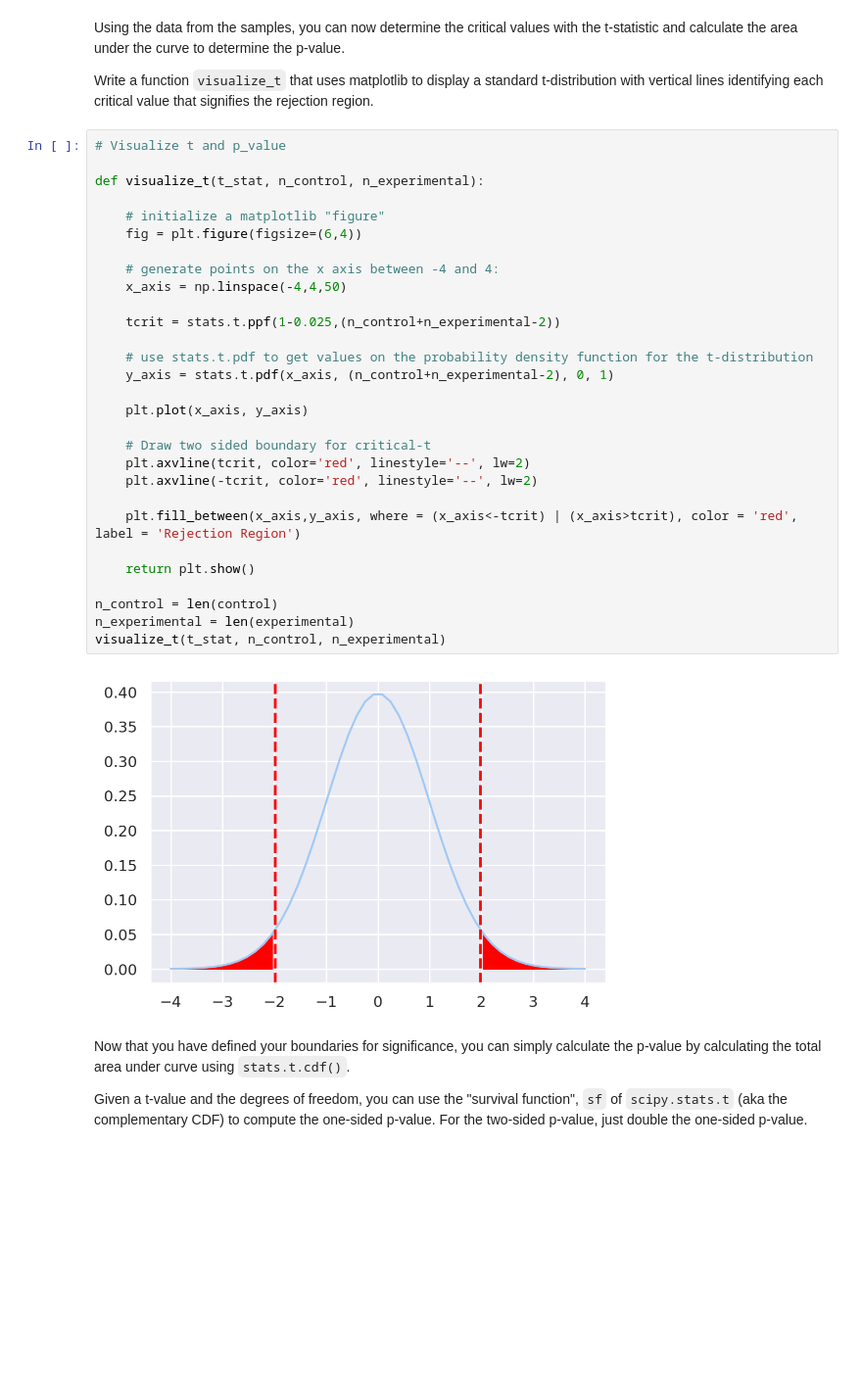
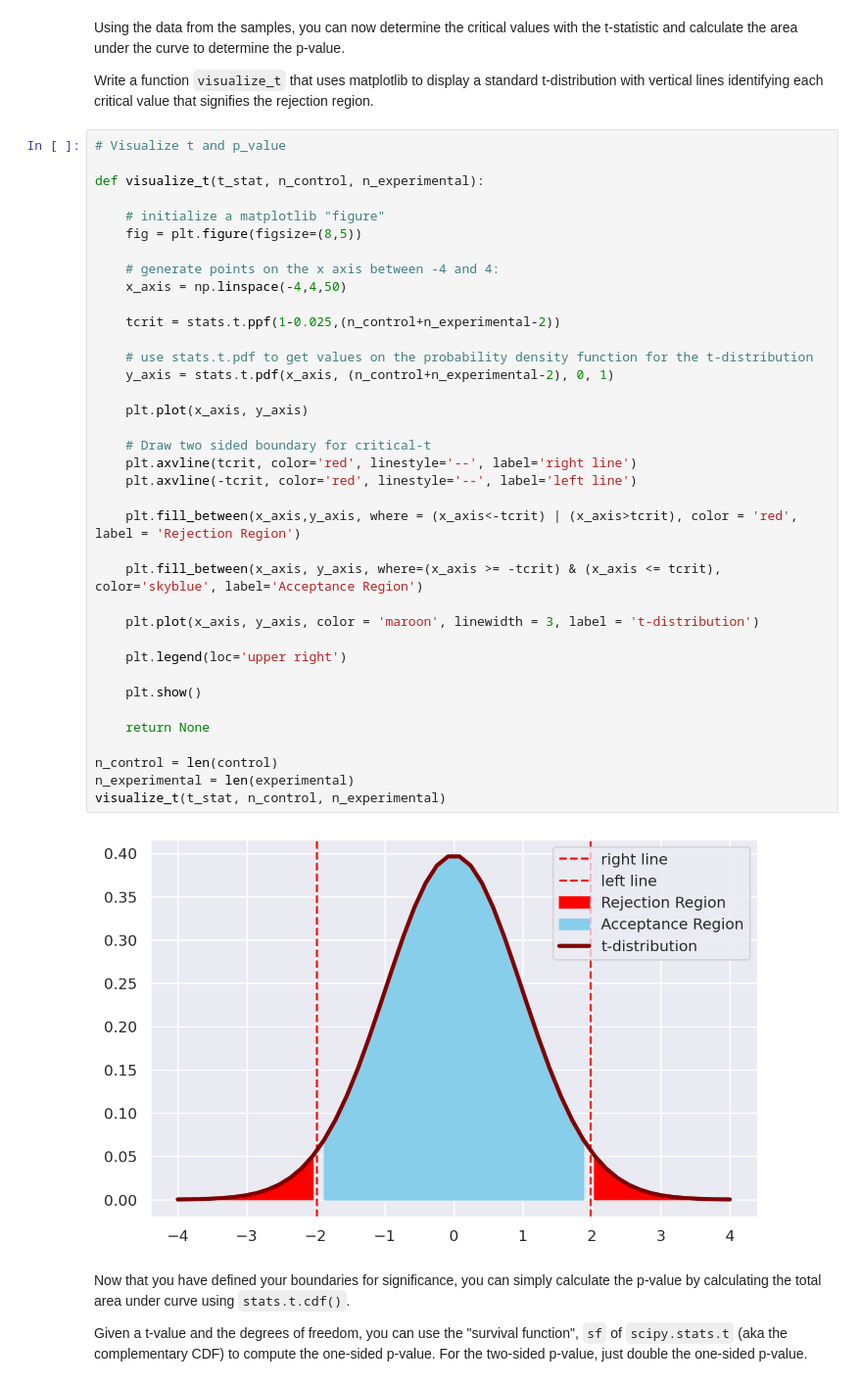
Before and after one commit to kev065/dsc-two-sample-t-tests-lab, a Jupyter notebook: index.ipynb, the cells around one changed output. Shown: that part at 98% size. Drawn from its saved outputs; the diff is of its cells as text; blank space fills up the shorter version.

Commit message:
Beautify the plot by adding different colours

```diff
--- a/index.ipynb
+++ b/index.ipynb
@@ -193,34 +193,42 @@ Write a function `visualize_t` that uses matplotlib to display a standard t-dist
 # %%
 # Visualize t and p_value
 
 def visualize_t(t_stat, n_control, n_experimental):
 
     # initialize a matplotlib "figure"
-    fig = plt.figure(figsize=(6,4))
+    fig = plt.figure(figsize=(8,5))
 
     # generate points on the x axis between -4 and 4:
     x_axis = np.linspace(-4,4,50)
 
     tcrit = stats.t.ppf(1-0.025,(n_control+n_experimental-2))
 
     # use stats.t.pdf to get values on the probability density function for the t-distribution
     y_axis = stats.t.pdf(x_axis, (n_control+n_experimental-2), 0, 1)
 
     plt.plot(x_axis, y_axis)
 
     # Draw two sided boundary for critical-t
-    plt.axvline(tcrit, color='red', linestyle='--', lw=2)
-    plt.axvline(-tcrit, color='red', linestyle='--', lw=2)
+    plt.axvline(tcrit, color='red', linestyle='--', label='right line')
+    plt.axvline(-tcrit, color='red', linestyle='--', label='left line')
 
     plt.fill_between(x_axis,y_axis, where = (x_axis<-tcrit) | (x_axis>tcrit), color = 'red', label = 'Rejection Region')
 
-    return plt.show()
+    plt.fill_between(x_axis, y_axis, where=(x_axis >= -tcrit) & (x_axis <= tcrit), color='skyblue', label='Acceptance Region')
+
+    plt.plot(x_axis, y_axis, color = 'maroon', linewidth = 3, label = 't-distribution')
+
+    plt.legend(loc='upper right')
+
+    plt.show()
+
+    return None
 
 n_control = len(control)
 n_experimental = len(experimental)
 visualize_t(t_stat, n_control, n_experimental)
 # %% [output]
-[figure, old version]
+[figure, new version]
 # %% [markdown]
 Now that you have defined your boundaries for significance, you can simply calculate the p-value by calculating the total area under curve using `stats.t.cdf()`.
 
```
